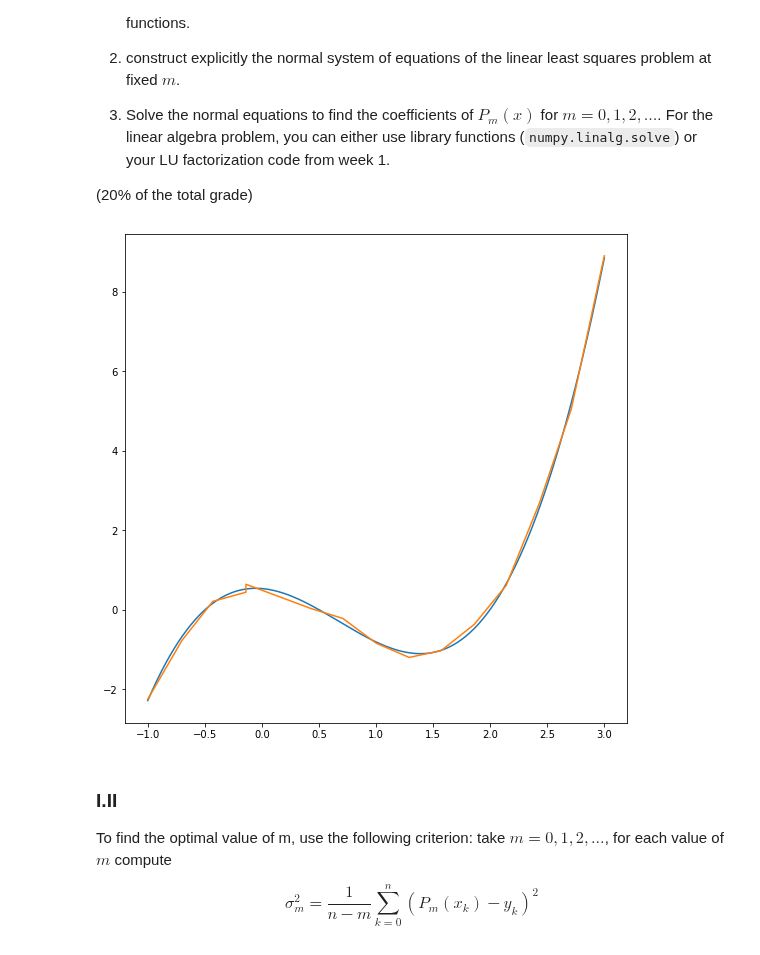
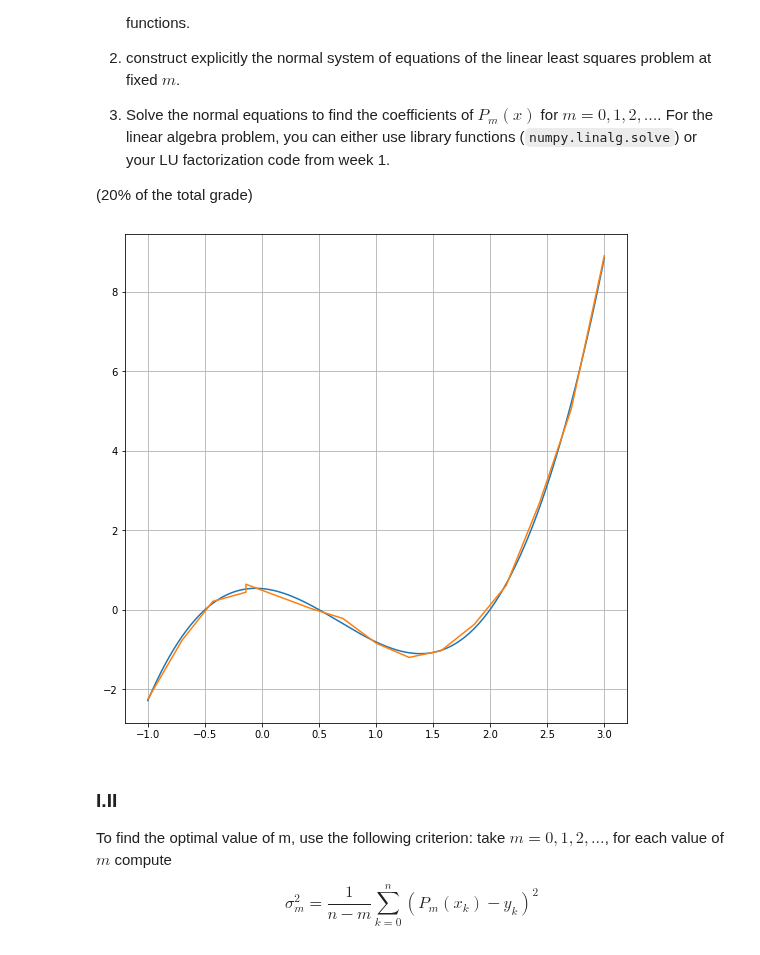
Before and after one commit to ev-br/CP2020, a Jupyter notebook: week_5_intep_approx.ipynb, the cells around one changed output. Drawn from its saved outputs; the diff is of its cells as text; code cells hidden in the pictures.

```diff
--- a/week_5_intep_approx.ipynb
+++ b/week_5_intep_approx.ipynb
@@ -46,14 +45,15 @@ def create_polinom(x, coeff):
 # %%
 m = 5
 coeff = least_sqares(x, y, m)
 x_full = np.linspace(x.min(), x.max(), 10**3)
 
 plt.figure(figsize=(9, 9))
 plt.plot(x_full, create_polinom(x_full, coeff))
 plt.plot(x, y)
+plt.grid()
 plt.show()
 # %% [output]
-[figure, old version]
+[figure, new version]
 # %% [markdown]
 ### I.II
 
```
Also changed, not shown: parts of 5 cells of this notebook, 2 other files.
